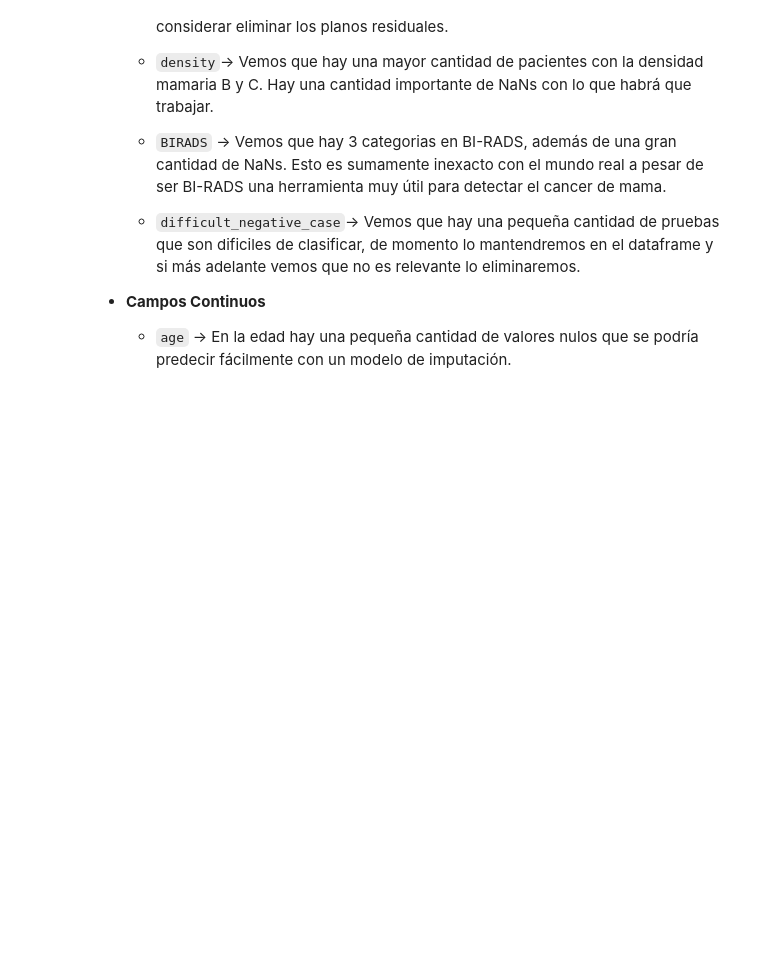
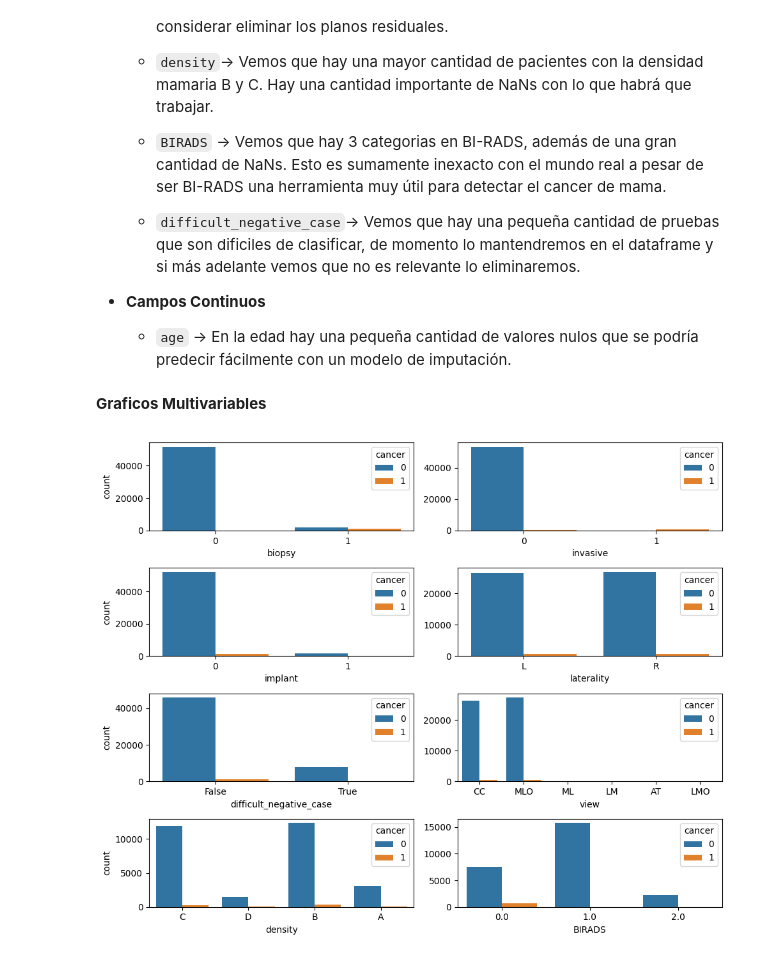
Before and after one commit to Fj-martinez33/RSNA-Breast-Cancer-Detection, a Jupyter notebook: src/explore.ipynb, the cells around one changed output. Saved outputs shown, nothing was run; the diff lists cells and outputs as text; code cells hidden in the pictures; blank space fills up the shorter version.

Commit message:
multivariable categorical graphics

```diff
--- a/src/explore.ipynb
+++ b/src/explore.ipynb
@@ -234,3 +234,29 @@ plt.show()
 - **Campos Continuos**
 
     - `age` -> En la edad hay una pequeña cantidad de valores nulos que se podría predecir fácilmente con un modelo de imputación.
+# %% [markdown]
+**Graficos Multivariables**
+# %%
+#Primero vamos a enfrentar la target con los campos binarios.
+
+#Graficos
+
+fig, axis = plt.subplots(4,2, figsize=(10,8))
+
+sns.countplot(dataTrain, x="biopsy", hue="cancer", ax= axis[0,0])
+sns.countplot(dataTrain, x="invasive", hue="cancer", ax= axis[0,1])
+axis[0,1].set_ylabel(None)
+sns.countplot(dataTrain, x="implant", hue="cancer", ax= axis[1,0])
+sns.countplot(dataTrain, x="laterality", hue="cancer", ax= axis[1,1])
+axis[1,1].set_ylabel(None)
+sns.countplot(dataTrain, x="difficult_negative_case", hue="cancer", ax=axis[2,0])
+sns.countplot(dataTrain, x="view", hue="cancer", ax=axis[2,1])
+axis[2,1].set_ylabel(None)
+sns.countplot(dataTrain, x="density", hue="cancer", ax=axis[3,0])
+sns.countplot(dataTrain, x="BIRADS", hue="cancer", ax=axis[3,1])
+axis[3,1].set_ylabel(None)
+
+plt.tight_layout()
+plt.show()
+# %% [output]
+[figure, added]
```
